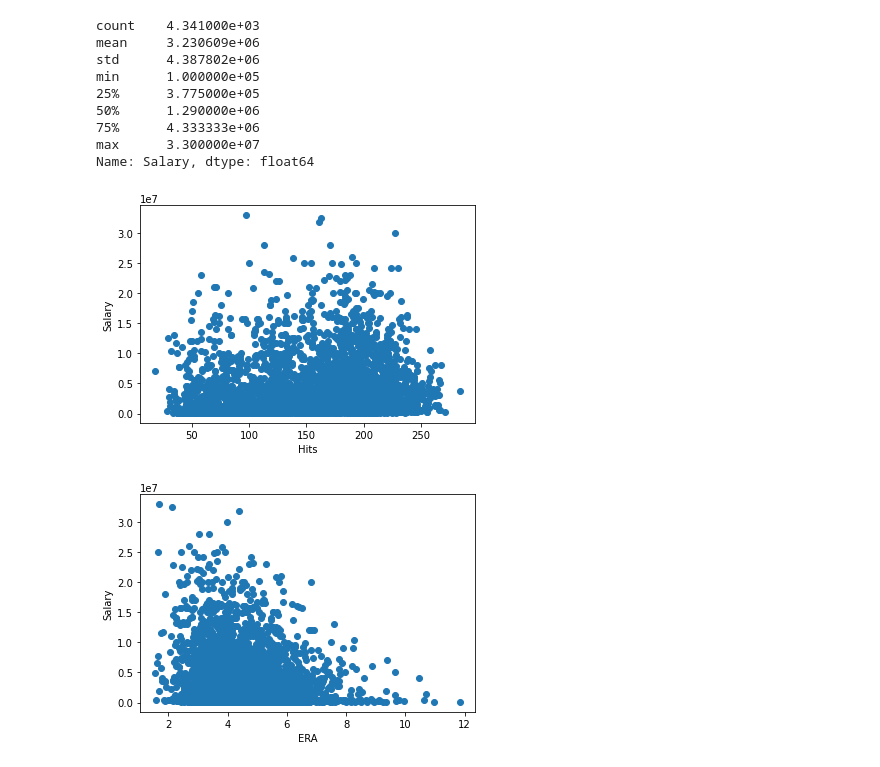
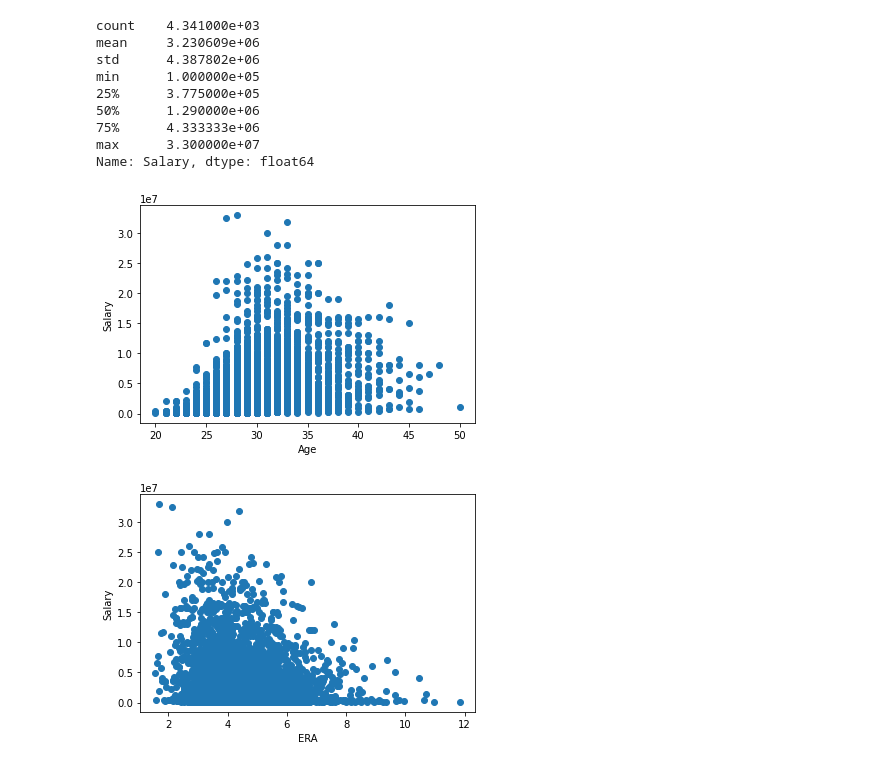
Before and after one commit to Jenny16x/TeamSix, a Jupyter notebook: Segment_4_Linear.ipynb, the cells around one changed output. Cells and saved outputs as stored; diff of their text form; code cells hidden in the pictures.

```diff
--- a/Segment_4_Linear.ipynb
+++ b/Segment_4_Linear.ipynb
@@ -130,12 +130,12 @@ Name: Salary, dtype: float64
 # %%
 #Graph relationship using regression-Age is just being used to do a simple model
 #If data does not look like the sample below - will use
-plt.scatter(df.Hits, df.Salary)
-plt.xlabel('Hits')
+plt.scatter(df.Age, df.Salary)
+plt.xlabel('Age')
 plt.ylabel('Salary')
 plt.show()
 # %% [output]
-[figure, old version]
+[figure, new version]
 # %%
 #Graph relationship using regression-ERA is just being used to do a simple model
 #If data does not look like the sample below - will use
```
